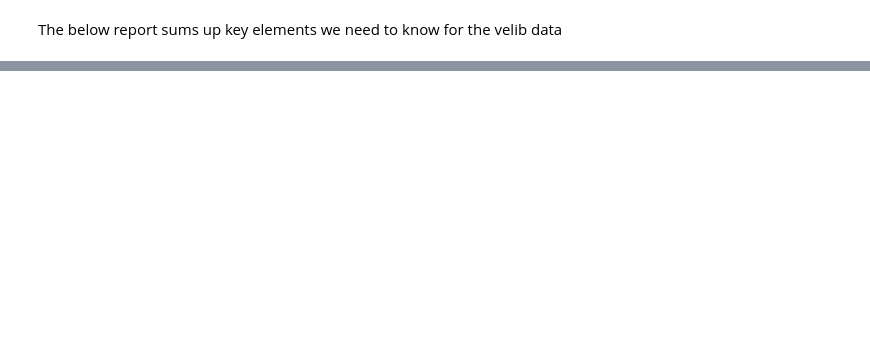
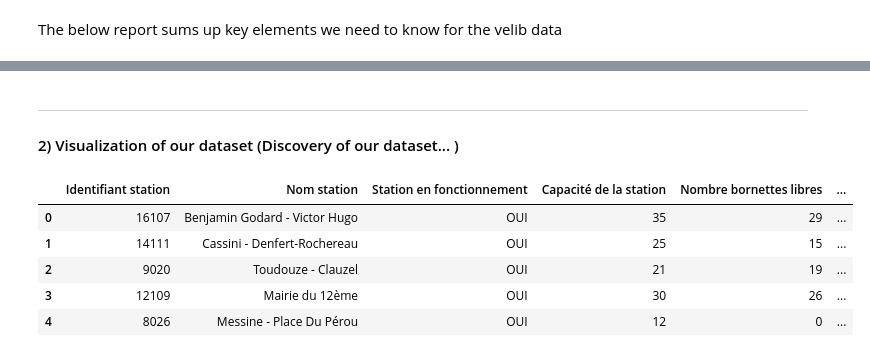
Before and after one commit to schronic/predicting_bike_traffic, a Jupyter notebook: EDA_for_velib_dataset.ipynb, the cells around one changed output, grey strips where cells are left out. Saved outputs shown, nothing was run; the diff lists cells and outputs as text; code cells hidden in the pictures; blank space fills up the shorter version.

```diff
--- a/EDA_for_velib_dataset.ipynb
+++ b/EDA_for_velib_dataset.ipynb
@@ -39,0 +38,12 @@ profile
+# %% [markdown]
+-----------------------------------------------------------------------------------------------
+#### 2) Visualization of our dataset (Discovery of our dataset...  )
+# %%
+data_velib.head()
+# %% [output]
+|  | Identifiant station | Nom station | Station en fonctionnement | Capacité de la station | Nombre bornettes libres | ... |
+| 0 | 16107 | Benjamin Godard - Victor Hugo | OUI | 35 | 29 | ... |
+| 1 | 14111 | Cassini - Denfert-Rochereau | OUI | 25 | 15 | ... |
+| 2 | 9020 | Toudouze - Clauzel | OUI | 21 | 19 | ... |
+| 3 | 12109 | Mairie du 12ème | OUI | 30 | 26 | ... |
+| 4 | 8026 | Messine - Place Du Pérou | OUI | 12 | 0 | ... |
```
Also changed, not shown: parts of 10 cells of this notebook.
